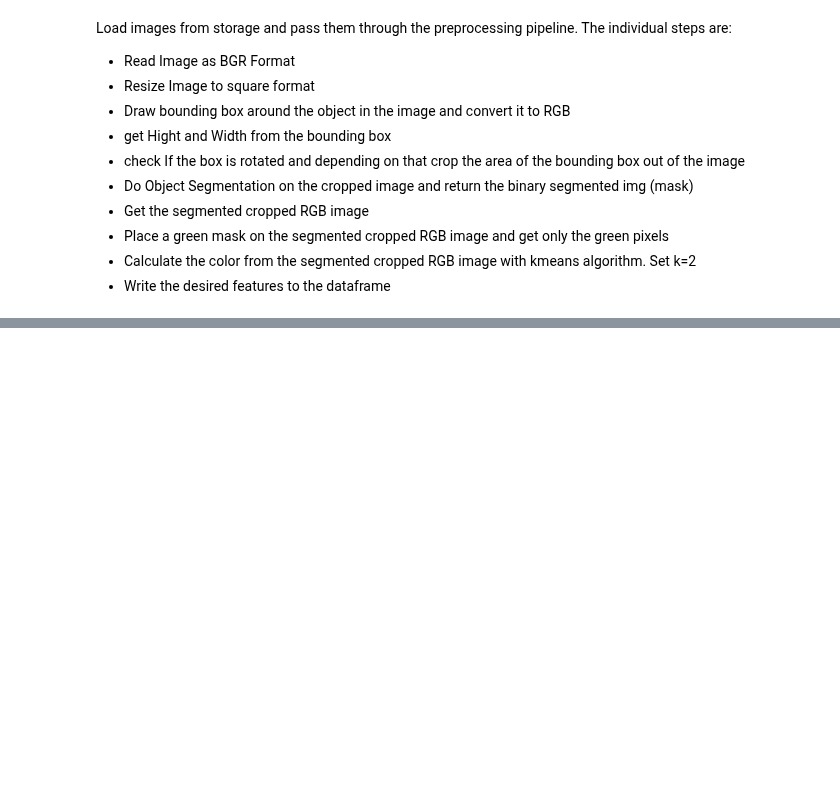
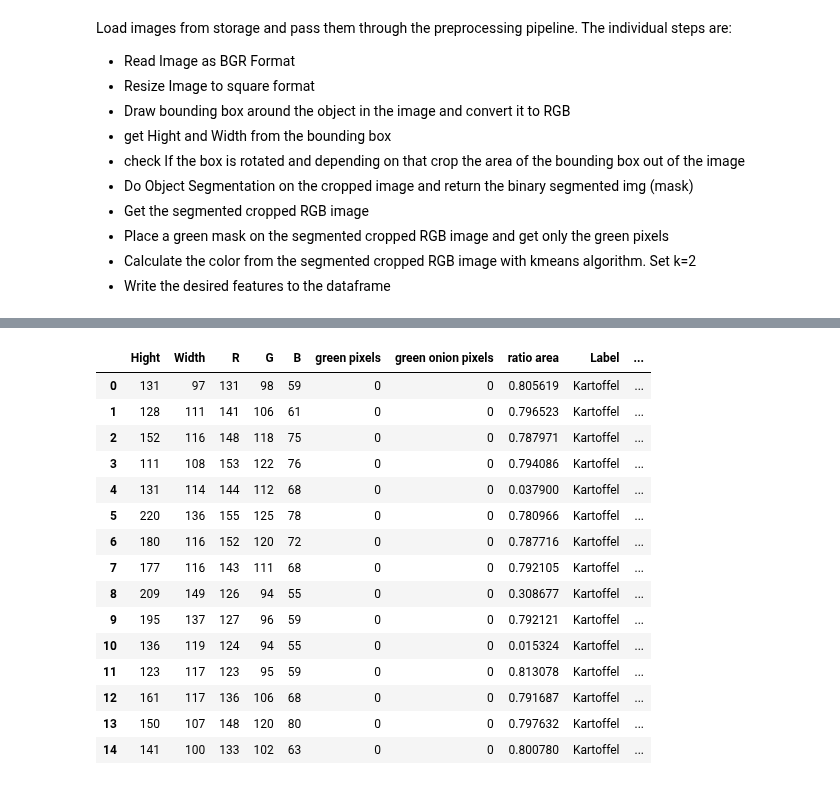
Before and after one commit to leons1396/AI_project, a Jupyter notebook: Image_processing/Preprocessing/image_preprocessing.ipynb, the cells around one changed output, grey strips where cells are left out. Cells and saved outputs as stored; diff of their text form; code cells hidden in the pictures; blank space fills up the shorter version.

```diff
--- a/Image_processing/Preprocessing/image_preprocessing.ipynb
+++ b/Image_processing/Preprocessing/image_preprocessing.ipynb
@@ -149,11 +149,11 @@ def draw_contours(bgr_img, object_area=500):
             cv2.drawContours(bgr_img_copy, [box], 0, (0, 255, 0), 2)
 
             # Ellipse
-            ellipse = cv2.fitEllipse(contour)
-            cv2.ellipse(bgr_img_copy, ellipse, (255, 255, 0), 2, cv2.LINE_AA)
+            #ellipse = cv2.fitEllipse(contour)
+            #cv2.ellipse(bgr_img_copy, ellipse, (255, 255, 0), 2, cv2.LINE_AA)
 
-            perimeter = cv2.arcLength(contour, True)
-            circularity = (4 * np.pi * area) / (perimeter ** 2)
+            #perimeter = cv2.arcLength(contour, True)
+            #circularity = (4 * np.pi * area) / (perimeter ** 2)
             #print(f"Perimeter: {perimeter}  /// Circularity: {circularity}")
             #print("Draw Contour")
             if i > 0:
@@ -162,7 +162,7 @@ def draw_contours(bgr_img, object_area=500):
 
     rgb = cv2.cvtColor(bgr_img_copy, cv2.COLOR_BGR2RGB)
 
-    return rgb, more_than_one_box, box, rect
+    return rgb, more_than_one_box, box, rect, area
 
 def get_size_box(box):
     x0 = box[0][0]
@@ -265,11 +265,12 @@ def segment_img_2(cropped_vegi_bgr):
 
     ret, thresh = cv2.threshold(gray, 0, 255,cv2.THRESH_BINARY_INV +cv2.THRESH_OTSU)
 
-    kernel = np.ones((3, 3), np.uint8)
-    closing = cv2.morphologyEx(thresh, cv2.MORPH_CLOSE,kernel, iterations = 15)
-    bg = cv2.dilate(closing, kernel, iterations = 1)
-    dist_transform = cv2.distanceTransform(closing, cv2.DIST_L2, 0)
-    ret, fg = cv2.threshold(dist_transform, 0.02*dist_transform.max(), 255, 0)
+
+    #kernel = np.ones((3, 3), np.uint8)
+    #closing = cv2.morphologyEx(thresh, cv2.MORPH_CLOSE,kernel, iterations = 15)
+    #bg = cv2.dilate(closing, kernel, iterations = 1)
+    #dist_transform = cv2.distanceTransform(closing, cv2.DIST_L2, 0)
+    #ret, fg = cv2.threshold(dist_transform, 0.02*dist_transform.max(), 255, 0)
 
     return thresh
 
@@ -363,0 +389,6 @@ Trieb_karotte
+# %%
+folders = ["Kartoffel", "Karotte", "Zwiebel", "Karotte_Trieb", "Zwiebel_Trieb", "Kartoffel_Trieb"]
+paths = []
+for fold in folders:
+    for fname in os.listdir(f"G:/Meine Ablage/KI_Projekt/Bilder/Bilder_LGR/{fold}"):
+        paths.append(f"G:/Meine Ablage/KI_Projekt/Bilder/Bilder_LGR/{fold}/{fname}")
@@ -481 +556,20 @@ for i, path in enumerate(paths):
+# %%
+vegis_df.head(15)
+# %% [output]
+|  | Hight | Width | R | G | B | green pixels | green onion pixels | ratio area | Label | ... |
+| 0 | 131 | 97 | 131 | 98 | 59 | 0 | 0 | 0.805619 | Kartoffel | ... |
+| 1 | 128 | 111 | 141 | 106 | 61 | 0 | 0 | 0.796523 | Kartoffel | ... |
+| 2 | 152 | 116 | 148 | 118 | 75 | 0 | 0 | 0.787971 | Kartoffel | ... |
+| 3 | 111 | 108 | 153 | 122 | 76 | 0 | 0 | 0.794086 | Kartoffel | ... |
+| 4 | 131 | 114 | 144 | 112 | 68 | 0 | 0 | 0.037900 | Kartoffel | ... |
+| 5 | 220 | 136 | 155 | 125 | 78 | 0 | 0 | 0.780966 | Kartoffel | ... |
+| 6 | 180 | 116 | 152 | 120 | 72 | 0 | 0 | 0.787716 | Kartoffel | ... |
+| 7 | 177 | 116 | 143 | 111 | 68 | 0 | 0 | 0.792105 | Kartoffel | ... |
+| 8 | 209 | 149 | 126 | 94 | 55 | 0 | 0 | 0.308677 | Kartoffel | ... |
+| 9 | 195 | 137 | 127 | 96 | 59 | 0 | 0 | 0.792121 | Kartoffel | ... |
+| 10 | 136 | 119 | 124 | 94 | 55 | 0 | 0 | 0.015324 | Kartoffel | ... |
+| 11 | 123 | 117 | 123 | 95 | 59 | 0 | 0 | 0.813078 | Kartoffel | ... |
+| 12 | 161 | 117 | 136 | 106 | 68 | 0 | 0 | 0.791687 | Kartoffel | ... |
+| 13 | 150 | 107 | 148 | 120 | 80 | 0 | 0 | 0.797632 | Kartoffel | ... |
+| 14 | 141 | 100 | 133 | 102 | 63 | 0 | 0 | 0.800780 | Kartoffel | ... |
 # %%
```
Also changed, not shown: parts of 10 cells of this notebook, 3 other files.
